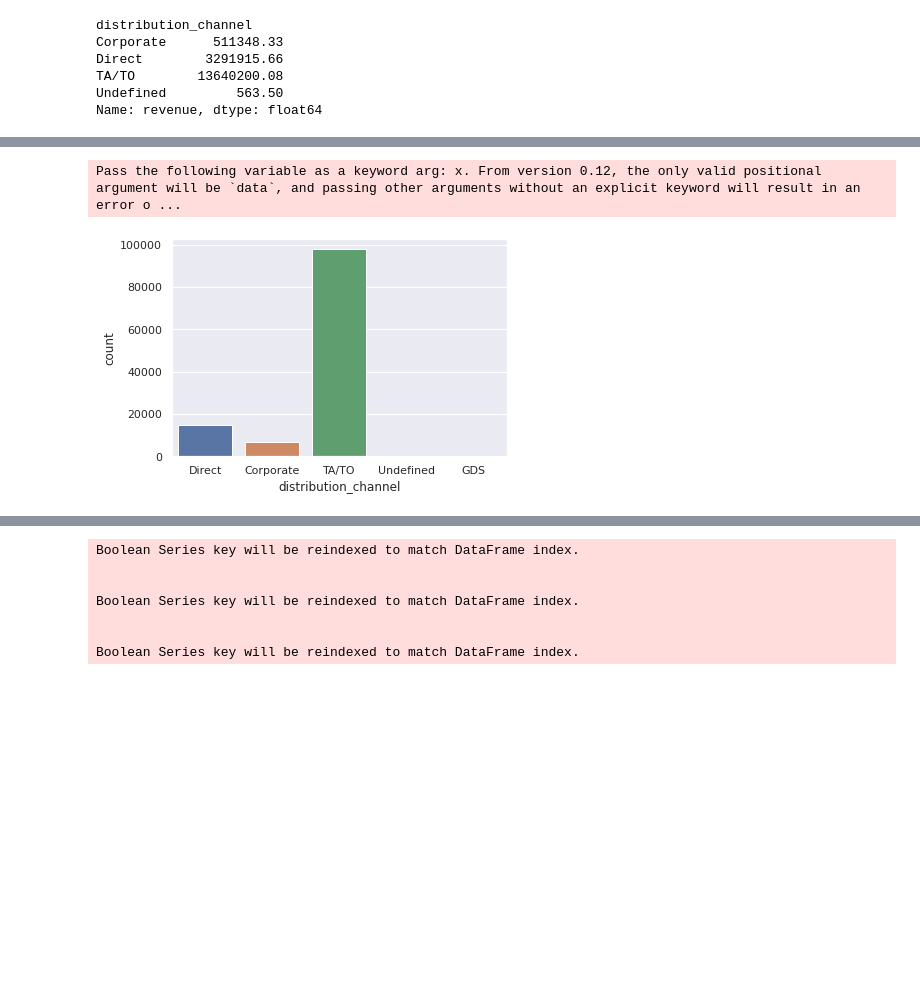
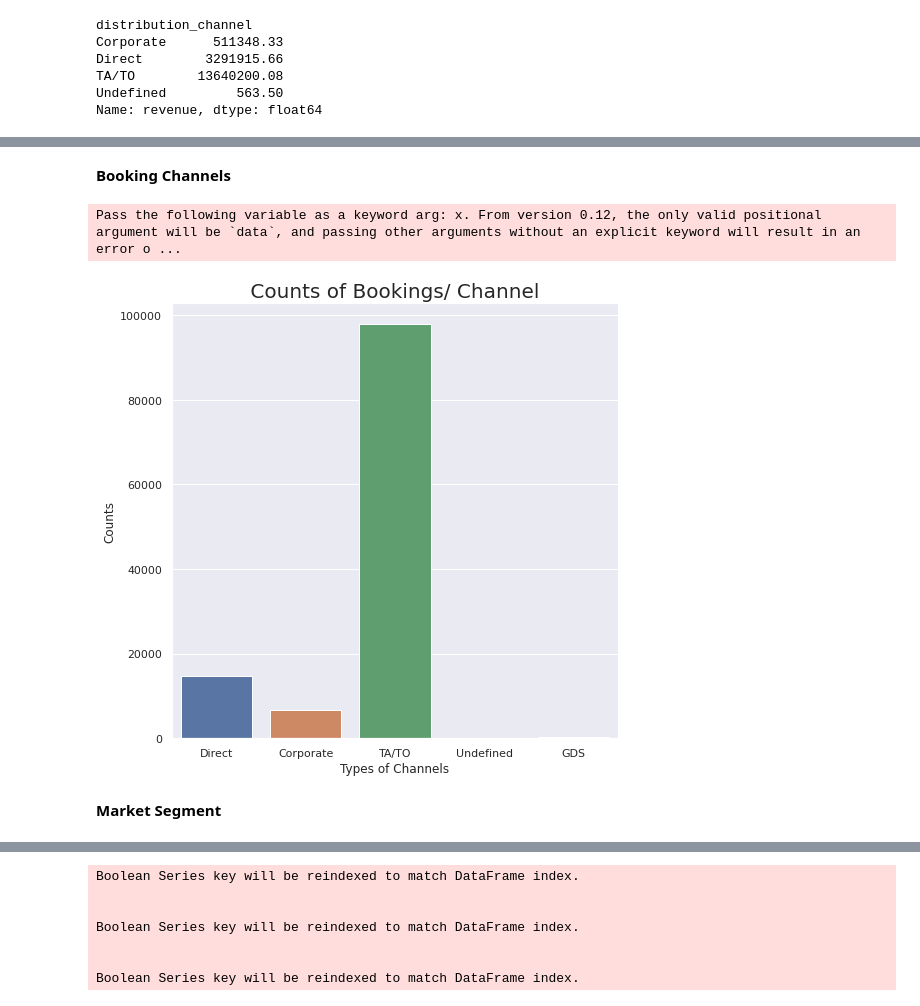
Before and after one commit to anandkumarprajapati/EDA-Hotel-Booking-Analysis-, a Jupyter notebook: Copy_of_Hotel_Booking_Analysis_Capstone_Project.ipynb, the cells around one changed output, grey strips where cells are left out. Drawn from its saved outputs; the diff is of its cells as text; code cells hidden in the pictures; blank space fills up the shorter version.

```diff
--- a/Copy_of_Hotel_Booking_Analysis_Capstone_Project.ipynb
+++ b/Copy_of_Hotel_Booking_Analysis_Capstone_Project.ipynb
@@ -471,0 +497,9 @@ px.choropleth(country_visitors,
+# %%
+df2["duration"]= df2['stays_in_weekend_nights']+df2['stays_in_week_nights']
+plt.figure(figsize = (20,10))
+ax=sns.boxplot(x = 'market_segment', y = 'duration', data = df2, hue = 'hotel');
+plt.ylabel("Duration", fontsize=12)
+plt.xlabel("Market_segment", fontsize=12)
+plt.title('Duration /Market_segment ',fontsize=20)
+
+plt.show()
@@ -679,11 +850,19 @@ Pass the following variable as a keyword arg: x. From version 0.12, the only val
+# %% [markdown]
+**Booking Channels**
 # %%
 #Most popular booking channel
 #Travel agents and tour operators are bring in most of the visitors
-sns.countplot(df2["distribution_channel"])
+plt.figure(figsize=(8, 8))
+ax=sns.countplot(df2["distribution_channel"])
+plt.ylabel("Counts", fontsize=12)
+plt.xlabel("Types of Channels", fontsize=12)
+plt.title(" Counts of Bookings/ Channel ",fontsize=20)
 plt.show()
 # %% [output]
 Pass the following variable as a keyword arg: x. From version 0.12, the only valid positional argument will be `data`, and passing other arguments without an explicit keyword will result in an error o ...
-[figure, old version]
+[figure, new version]
+# %% [markdown]
+**Market Segment**
 # %%
 #Most popular market segment
 #travel agents are most represented among our visitors as well
```
Also changed, not shown: parts of 117 cells of this notebook.
